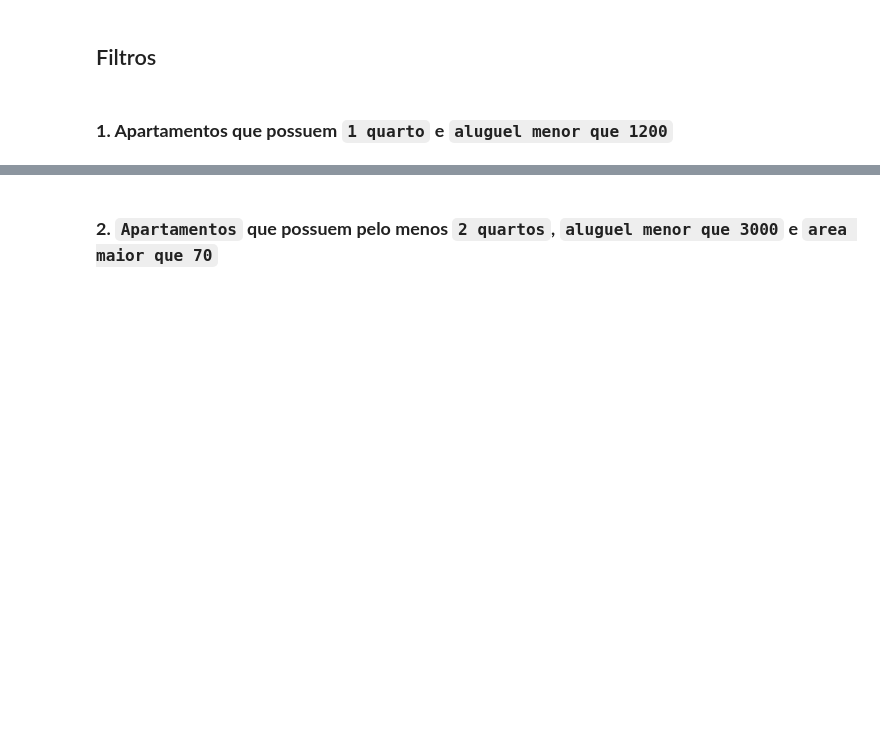
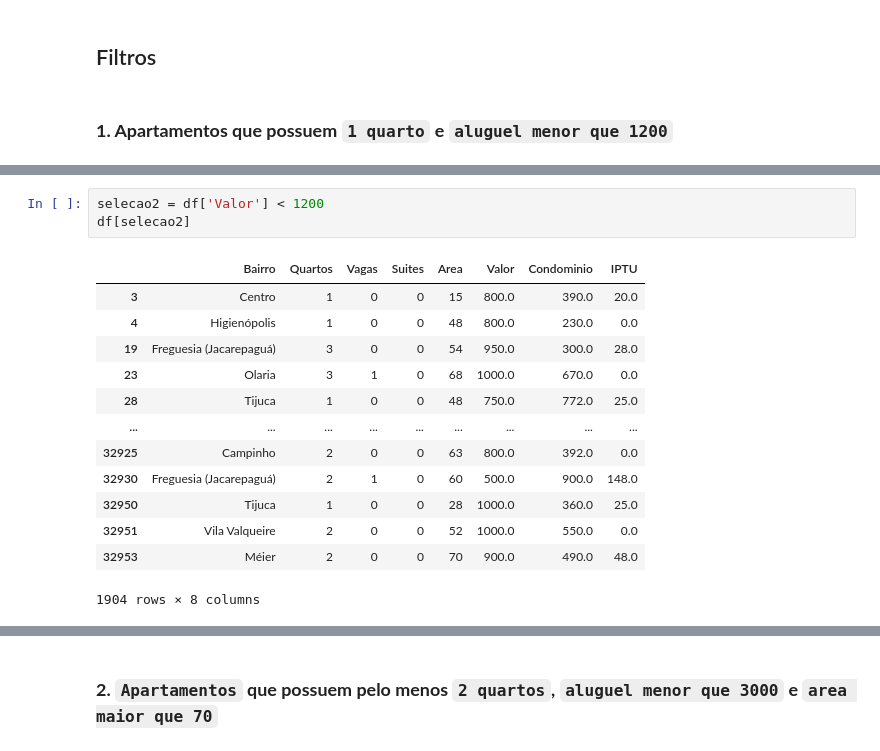
Before and after one commit to francisco-reis-ramos/dados-imobiliarios-com-pandas, a Jupyter notebook: Pandas_Conhecendo_a_Biblioteca.ipynb, the cells around one changed output, grey strips where cells are left out. Cells and saved outputs as stored; diff of their text form; blank space fills up the shorter version.

```diff
--- a/Pandas_Conhecendo_a_Biblioteca.ipynb
+++ b/Pandas_Conhecendo_a_Biblioteca.ipynb
@@ -606,0 +664,17 @@ memory usage: 1.3+ MB
+# %%
+selecao2 = df['Valor'] < 1200
+df[selecao2]
+# %% [output]
+|  | Bairro | Quartos | Vagas | Suites | Area | Valor | Condominio | IPTU |
+| 3 | Centro | 1 | 0 | 0 | 15 | 800.0 | 390.0 | 20.0 |
+| 4 | Higienópolis | 1 | 0 | 0 | 48 | 800.0 | 230.0 | 0.0 |
+| 19 | Freguesia (Jacarepaguá) | 3 | 0 | 0 | 54 | 950.0 | 300.0 | 28.0 |
+| 23 | Olaria | 3 | 1 | 0 | 68 | 1000.0 | 670.0 | 0.0 |
+| 28 | Tijuca | 1 | 0 | 0 | 48 | 750.0 | 772.0 | 25.0 |
+| ... | ... | ... | ... | ... | ... | ... | ... | ... |
+| 32925 | Campinho | 2 | 0 | 0 | 63 | 800.0 | 392.0 | 0.0 |
+| 32930 | Freguesia (Jacarepaguá) | 2 | 1 | 0 | 60 | 500.0 | 900.0 | 148.0 |
+| 32950 | Tijuca | 1 | 0 | 0 | 28 | 1000.0 | 360.0 | 25.0 |
+| 32951 | Vila Valqueire | 2 | 0 | 0 | 52 | 1000.0 | 550.0 | 0.0 |
+| 32953 | Méier | 2 | 0 | 0 | 70 | 900.0 | 490.0 | 48.0 |
+1904 rows × 8 columns
```
Also changed, not shown: parts of 5 cells of this notebook.
